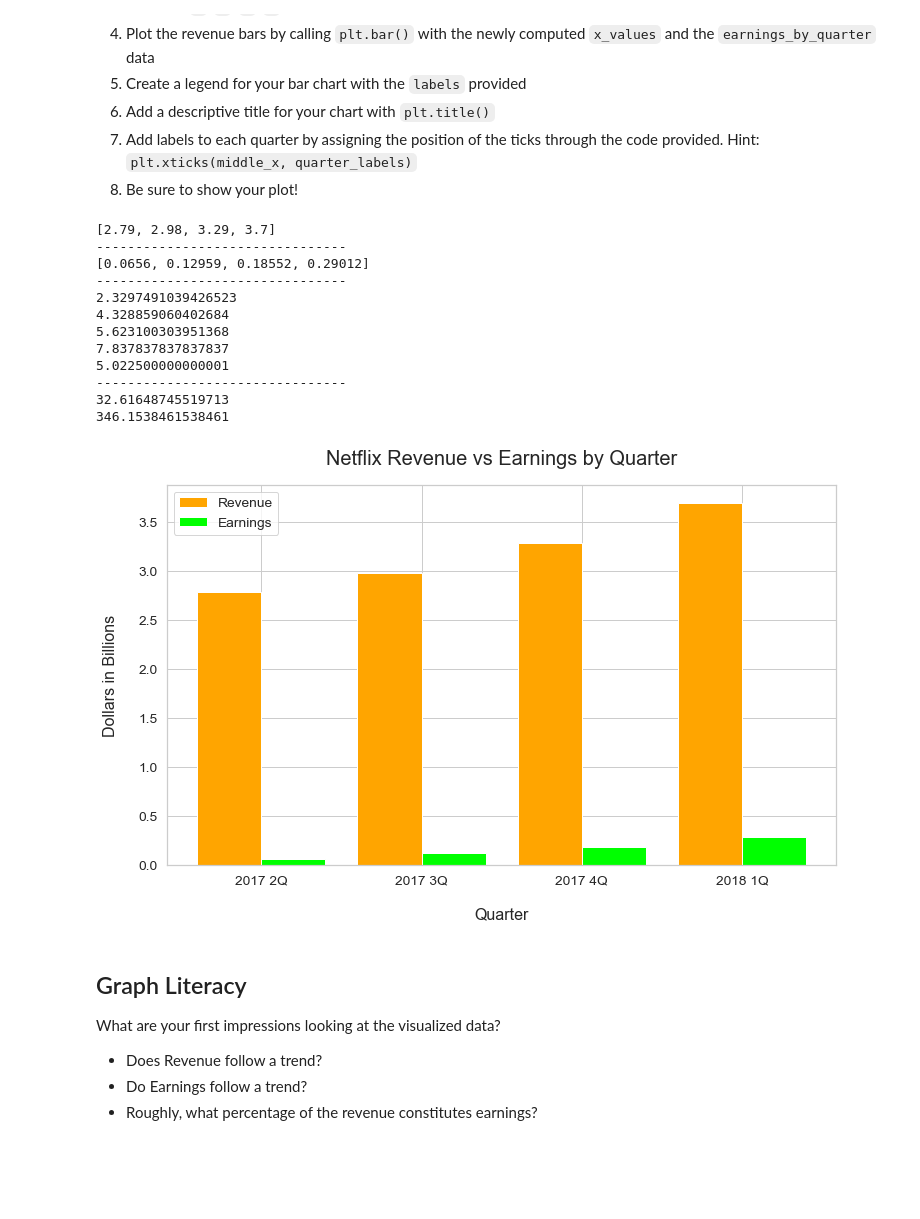
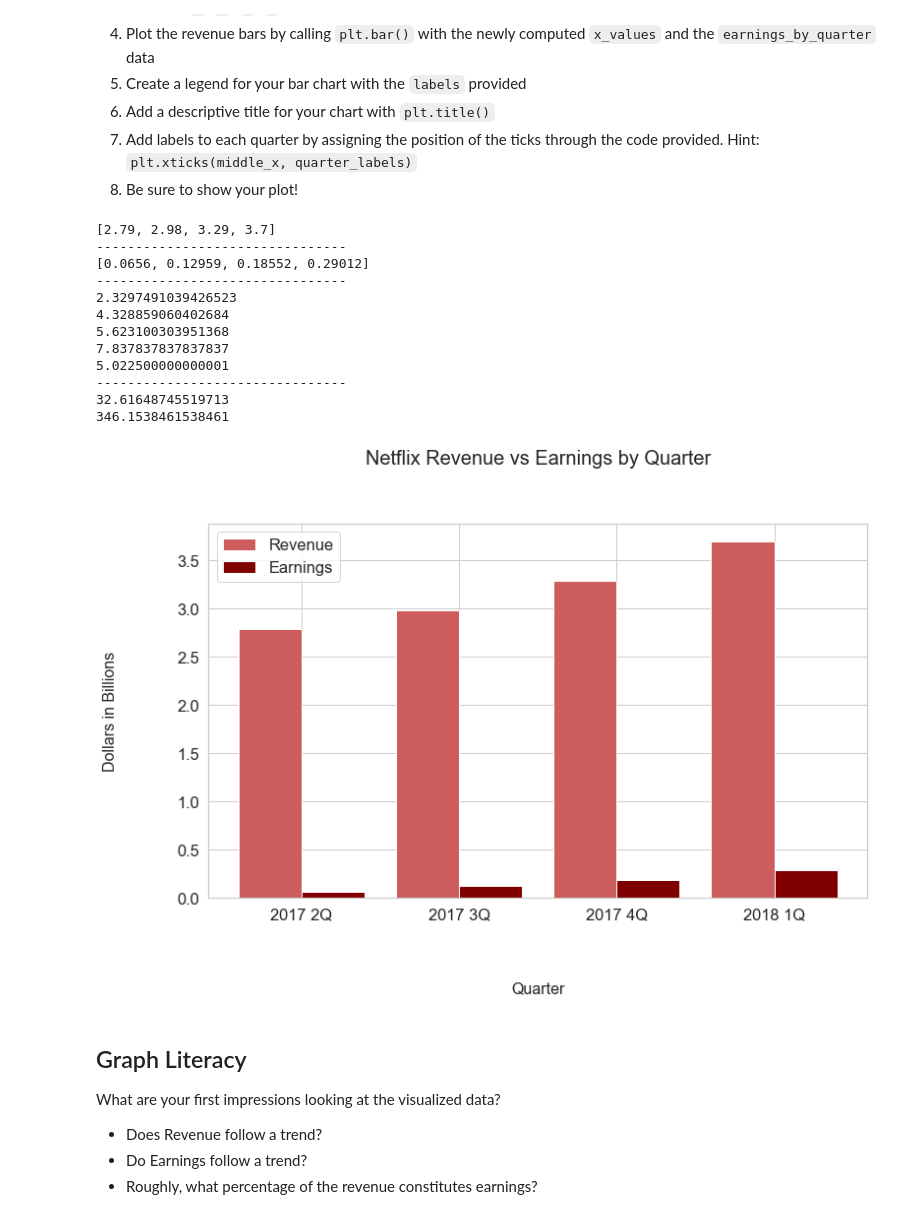
Before and after one commit to Accidental-DBA/Python-SQL, a Jupyter notebook: netflix_visualizations portfolio project code.ipynb, the cells around one changed output. Drawn from its saved outputs; the diff is of its cells as text; code cells hidden in the pictures; blank space fills up the shorter version.

```diff
--- a/netflix_visualizations portfolio project code.ipynb
+++ b/netflix_visualizations portfolio project code.ipynb
@@ -268,17 +268,15 @@ chart_labels = ["Q1","Q2","Q3","Q4"]
 earnings_actual =[.4, .15,.29,.41]
 earnings_estimate = [.37,.15,.32,.41 ]
 
-sns.set(font_scale = 1.25)
+sns.set(font_scale = 1.5)
 sns.set_style("whitegrid")
-plt.figure(figsize = (12,7))
+plt.figure(figsize = (6,6.5))
 plt.scatter(x_positions, earnings_actual, color ="red", alpha =0.5)
 plt.scatter(x_positions, earnings_estimate, color = "blue", alpha = 0.5)
 plt.xticks(x_positions, chart_labels)
-plt.title("How Often Were Estimated Earnings Accurate?", fontsize = 20, pad =20)
+plt.title("How Often Were Estimated Earnings Accurate?", fontsize = 20, pad =60)
 plt.legend(["Actual", "Estimated"])
-plt.xlabel("Quarter", fontsize=16, labelpad=20)
-plt.ylabel("Earnings in Cents", fontsize =16,labelpad = 20)
+plt.xlabel("Quarter", fontsize=16, labelpad=60)
+plt.ylabel("Earnings in Cents", fontsize =16,labelpad = 60)
 plt.show()
-
-plt.savefig("EstimatedvsActual.png")
 # %% [output]
@@ -329,44 +326,44 @@ bars2_x = [t*element + w*2 for element
 
 
 plt.figure(figsize=(12,7))
-plt.bar(bars1_x, revenue_by_quarter, color = "orange")
-plt.bar(bars2_x, earnings_by_quarter, color = "lime")
+plt.bar(bars1_x, revenue_by_quarter, color = "indianred")
+plt.bar(bars2_x, earnings_by_quarter, color = "maroon")
 middle_x = [ (a + b) / 2.0 for a, b in zip(bars1_x, bars2_x)]
 labels = ["Revenue", "Earnings"]
 plt.legend(labels)
 plt.xticks(middle_x, quarter_labels)
-plt.title("Netflix Revenue vs Earnings by Quarter", fontsize = 20, pad=20)
-plt.xlabel("Quarter", fontsize = 16, labelpad = 20)
-plt.ylabel("Dollars in Billions", fontsize = 16, labelpad =20)
+plt.title("Netflix Revenue vs Earnings by Quarter", fontsize = 20, pad=60)
+plt.xlabel("Quarter", fontsize = 16, labelpad = 60)
+plt.ylabel("Dollars in Billions", fontsize = 16, labelpad =60)
 
 plt.savefig("RevenueEarnings.png")
 
 print(revenue_by_quarter)
 print("--------------------------------")
 print(earnings_by_quarter)
 print("--------------------------------")
 print((0.065/2.79 * 100))
 print(0.129/2.98 * 100)
 print(0.185/3.29 * 100)
 print(0.29/3.7 *100)
 print((2.32+4.32+5.62+7.83)/4)
 print("--------------------------------")
 print((3.7 *100/ 2.79)-100)
 print((0.29 * 100/0.065)-100)
 # %% [output]
 [2.79, 2.98, 3.29, 3.7]
 --------------------------------
 [0.0656, 0.12959, 0.18552, 0.29012]
 --------------------------------
 2.3297491039426523
 4.328859060402684
 5.623100303951368
 7.837837837837837
 5.022500000000001
 --------------------------------
 32.61648745519713
 346.1538461538461
-[figure, old version]
+[figure, new version]
 # %% [markdown]
 ## Graph Literacy
 What are your first impressions looking at the visualized data?
```
Also changed, not shown: parts of 5 cells of this notebook, 14 other files.
